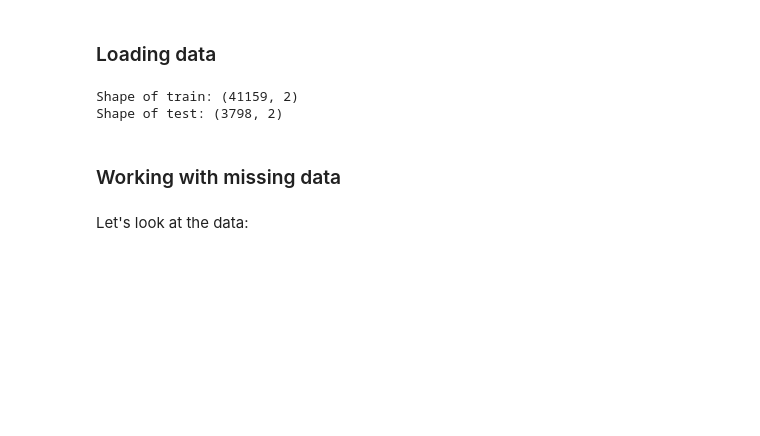
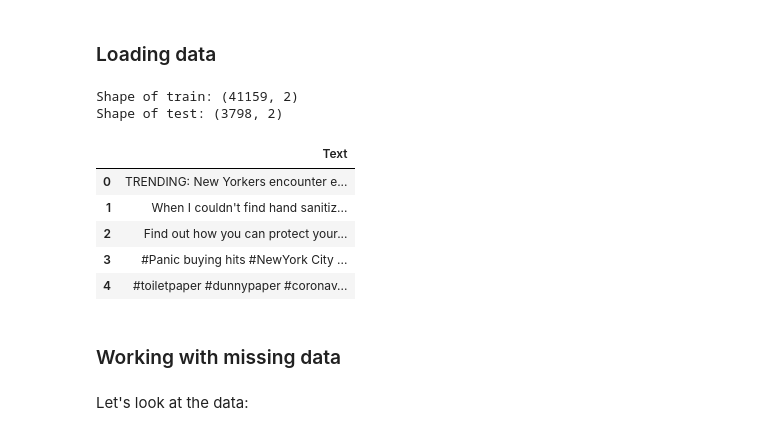
Before and after one commit to wizard339/education, a Jupyter notebook: misis/nlp/text_classification/text_classification_lstm_bert.ipynb, the cells around one changed output. Saved outputs shown, nothing was run; the diff lists cells and outputs as text; code cells hidden in the pictures; blank space fills up the shorter version.

```diff
--- a/misis/nlp/text_classification/text_classification_lstm_bert.ipynb
+++ b/misis/nlp/text_classification/text_classification_lstm_bert.ipynb
@@ -84,6 +100,16 @@ print(f'Shape of test: {subm_raw_data.shape}')
 # %% [output]
 Shape of train: (41159, 2)
 Shape of test: (3798, 2)
+# %%
+subm_raw_data = subm_raw_data.drop('id', axis=1)
+subm_raw_data.head()
+# %% [output]
+|  | Text |
+| 0 | TRENDING: New Yorkers encounter e... |
+| 1 | When I couldn't find hand sanitiz... |
+| 2 | Find out how you can protect your... |
+| 3 | #Panic buying hits #NewYork City ... |
+| 4 | #toiletpaper #dunnypaper #coronav... |
 # %% [markdown]
 ### Working with missing data
 # %% [markdown]
```
Also changed, not shown: parts of 42 cells of this notebook, 2 other files.
